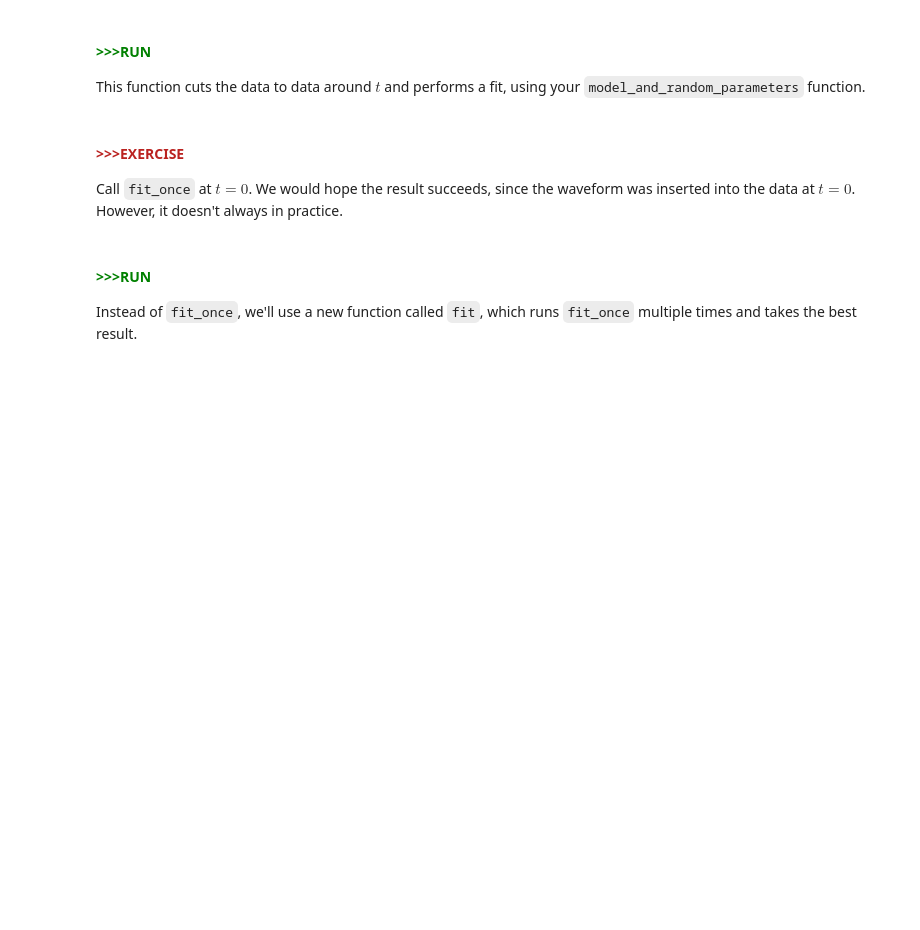
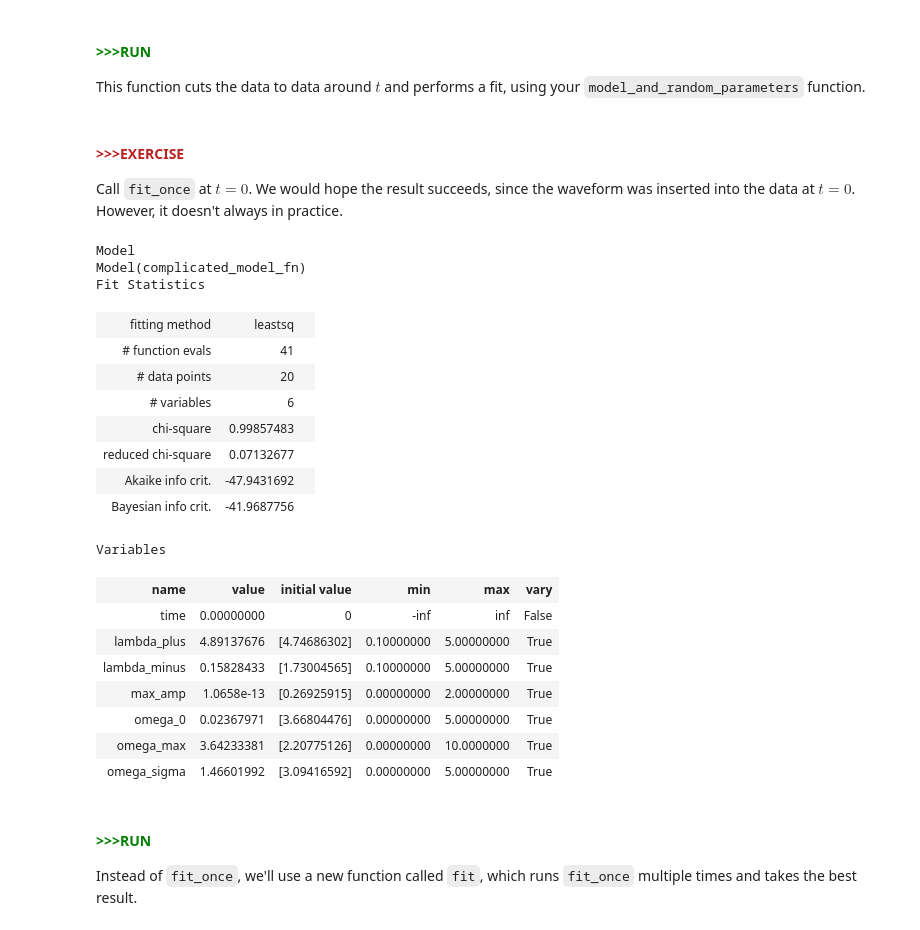
Before and after one commit to MIT-8s50/course, a Jupyter notebook: Recitation5/Recitation_05_learner.ipynb, the cells around one changed output. Drawn from its saved outputs; the diff is of its cells as text; code cells hidden in the pictures; blank space fills up the shorter version.

```diff
--- a/Recitation5/Recitation_05_learner.ipynb
+++ b/Recitation5/Recitation_05_learner.ipynb
@@ -186,8 +191,8 @@ t_after = 2
 
 <!--end-block-->
 # %%
-t_before = #your code here
-t_after = #your code here
+t_before = 1
+t_after = 1
 # %% [markdown]
 <!--start-block-->
 #### <span style="color:#BA2220">>>>EXERCISE</span>
@@ -250,7 +255,13 @@ params_min_max = {
 }
 
 def model_and_random_parameters(t, delta_t):
-    #your code here
+    model = Model(complicated_model_fn)
+    params = Parameters()
+    params.add('time',value=t,vary=False)
+    for p, (p_min,p_max) in params_min_max.items():
+        value = p_min + (p_max-p_min)*np.random.random(1)
+        params.add(p,min=p_min,max=p_max,value=value)
+    return model, params
 # %% [markdown]
 <!--start-block-->
 #### <span style="color:green">>>>RUN</span>
@@ -297,7 +308,28 @@ result.plot();
 
 <!--end-block-->
 # %%
-#your code here
+fit_once(0)
+# %% [output]
+Model
+Model(complicated_model_fn)
+Fit Statistics
+| fitting method | leastsq |  |
+| # function evals | 41 |  |
+| # data points | 20 |  |
+| # variables | 6 |  |
+| chi-square | 0.99857483 |  |
+| reduced chi-square | 0.07132677 |  |
+| Akaike info crit. | -47.9431692 |  |
+| Bayesian info crit. | -41.9687756 |  |
+Variables
+| name | value | initial value | min | max | vary |
+| time | 0.00000000 | 0 | -inf | inf | False |
+| lambda_plus | 4.89137676 | [4.74686302] | 0.10000000 | 5.00000000 | True |
+| lambda_minus | 0.15828433 | [1.73004565] | 0.10000000 | 5.00000000 | True |
+| max_amp | 1.0658e-13 | [0.26925915] | 0.00000000 | 2.00000000 | True |
+| omega_0 | 0.02367971 | [3.66804476] | 0.00000000 | 5.00000000 | True |
+| omega_max | 3.64233381 | [2.20775126] | 0.00000000 | 10.0000000 | True |
+| omega_sigma | 1.46601992 | [3.09416592] | 0.00000000 | 5.00000000 | True |
 # %% [markdown]
 <!--start-block-->
 #### <span style="color:green">>>>RUN</span>
```
Also changed, not shown: parts of 7 cells of this notebook.
